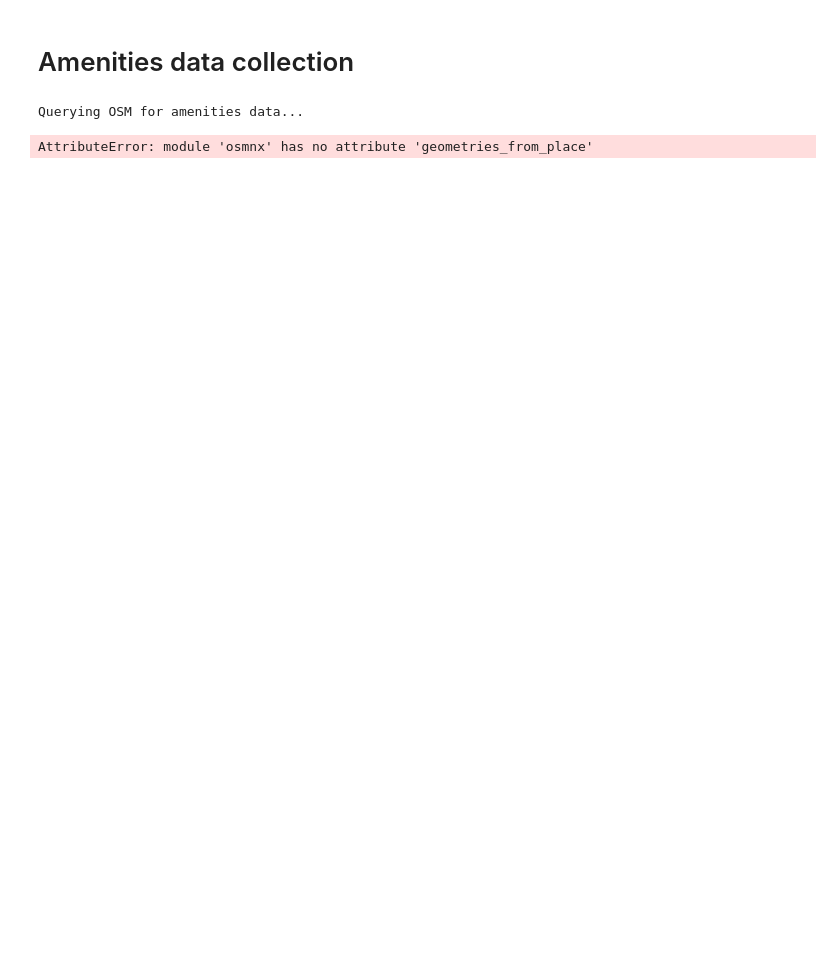
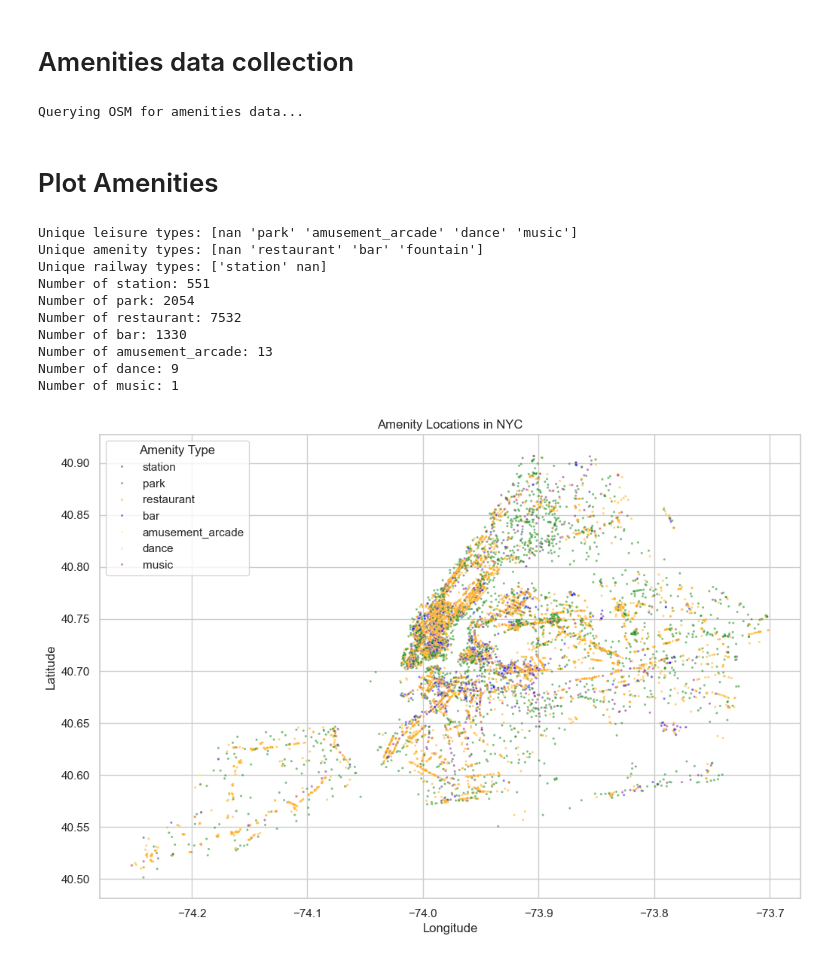
Before and after one commit to Grumlebob/ExamGDS, a Jupyter notebook: exam.ipynb, the cells around one changed output. Saved outputs shown, nothing was run; the diff lists cells and outputs as text; code cells hidden in the pictures; blank space fills up the shorter version.

Commit message:
OSRM amenities load working

```diff
--- a/exam.ipynb
+++ b/exam.ipynb
@@ -85,32 +90,88 @@ KeyboardInterrupt:
 # %%
 data_path_amenities = "./data/NYC_Amenities.csv"
 
+# Function to extract coordinates from Point objects or calculate centroid for Polygons
+def extract_coordinates(geometry):
+    if isinstance(geometry, Point):
+        return geometry.x, geometry.y
+    elif isinstance(geometry, Polygon):
+        centroid = geometry.centroid
+        return centroid.x, centroid.y
+    return None, None
+
+# Apply the function to the dataset
 if os.path.exists(data_path_amenities):
     print("Loading amenities data from local file...")
-    amenities_df = pd.read_csv(data_path_amenities)
+    amenities_df = pd.read_csv(data_path_amenities, low_memory=False)
 else:
     print("Querying OSM for amenities data...")
-    # Define a dictionary of tags for the amenities you're interested in:
-    # - "amenity": bars and restaurants
-    # - "leisure": parks
-    # - "railway": stations
+    # Define a dictionary of tags for the amenities you're interested in
     tags = {
         "amenity": ["bar", "restaurant"],
         "leisure": "park",
         "railway": "station"
     }
 
-    # Use OSMnx to query OSM for these features in New York City.
-    # You can adjust the place name to suit your area of interest.
-    amenities_gdf = ox.geometries_from_place("New York City, USA", tags)
+    # Use OSMnx to query OSM for these features in New York City
+    amenities_gdf = ox.features.features_from_place("New York City, USA", tags)
 
-    # Optional: Convert the geometry column to WKT (text) format so it can be saved to CSV
-    amenities_gdf['geometry'] = amenities_gdf['geometry'].apply(lambda geom: geom.wkt if geom is not None else None)
+    # Extract coordinates or calculate centroid
+    amenities_gdf[['Longitude', 'Latitude']] = amenities_gdf['geometry'].apply(lambda x: pd.Series(extract_coordinates(x)))
 
     # Save the queried data to a CSV file for future use
     amenities_gdf.to_csv(data_path_amenities, index=False)
     amenities_df = amenities_gdf
+
+    # Display the first few rows of the DataFrame
     amenities_df.head(3)
 # %% [output]
 Querying OSM for amenities data...
-AttributeError: module 'osmnx' has no attribute 'geometries_from_place'
+# %% [markdown]
+# Plot Amenities
+# %%
+# Check unique values in the 'leisure' and 'amenity' columns
+print("Unique leisure types:", amenities_df["leisure"].unique())
+print("Unique amenity types:", amenities_df["amenity"].unique())
+print("Unique railway types:", amenities_df["railway"].unique())
+
+# Create a new column 'category' to combine 'leisure' and 'amenity'
+amenities_df['category'] = amenities_df['leisure'].combine_first(amenities_df['amenity']).combine_first(amenities_df['railway'])
+
+# Print the number of each amenity type
+for amenity in amenities_df['category'].unique():
+    print(f"Number of {amenity}: {len(amenities_df[amenities_df['category'] == amenity])}")
+
+# Define colors for each category type
+colors = {
+    "bar": "blue",
+    "restaurant": "orange",
+    "park": "green",
+    "station": "purple",
+    "fountain": "red",
+    'amusement_arcade': "yellow",
+    'music': 'brown',
+    'dance': 'pink',
+    "railway": "cyan"
+}
+
+# Scatter plot of the amenities using the 'category' column for hue
+sns.set(style="whitegrid")
+plt.figure(figsize=(12, 8))
+sns.scatterplot(data=amenities_df, x="Longitude", y="Latitude", hue="category", palette=colors, alpha=0.5, s=5)
+plt.title("Amenity Locations in NYC")
+plt.xlabel("Longitude")
+plt.ylabel("Latitude")
+plt.legend(title="Amenity Type")
+plt.show()
+# %% [output]
+Unique leisure types: [nan 'park' 'amusement_arcade' 'dance' 'music']
+Unique amenity types: [nan 'restaurant' 'bar' 'fountain']
+Unique railway types: ['station' nan]
+Number of station: 551
+Number of park: 2054
+Number of restaurant: 7532
+Number of bar: 1330
+Number of amusement_arcade: 13
+Number of dance: 9
+Number of music: 1
+[figure, added]
```
Also changed, not shown: parts of 3 cells of this notebook, 1 other file.
